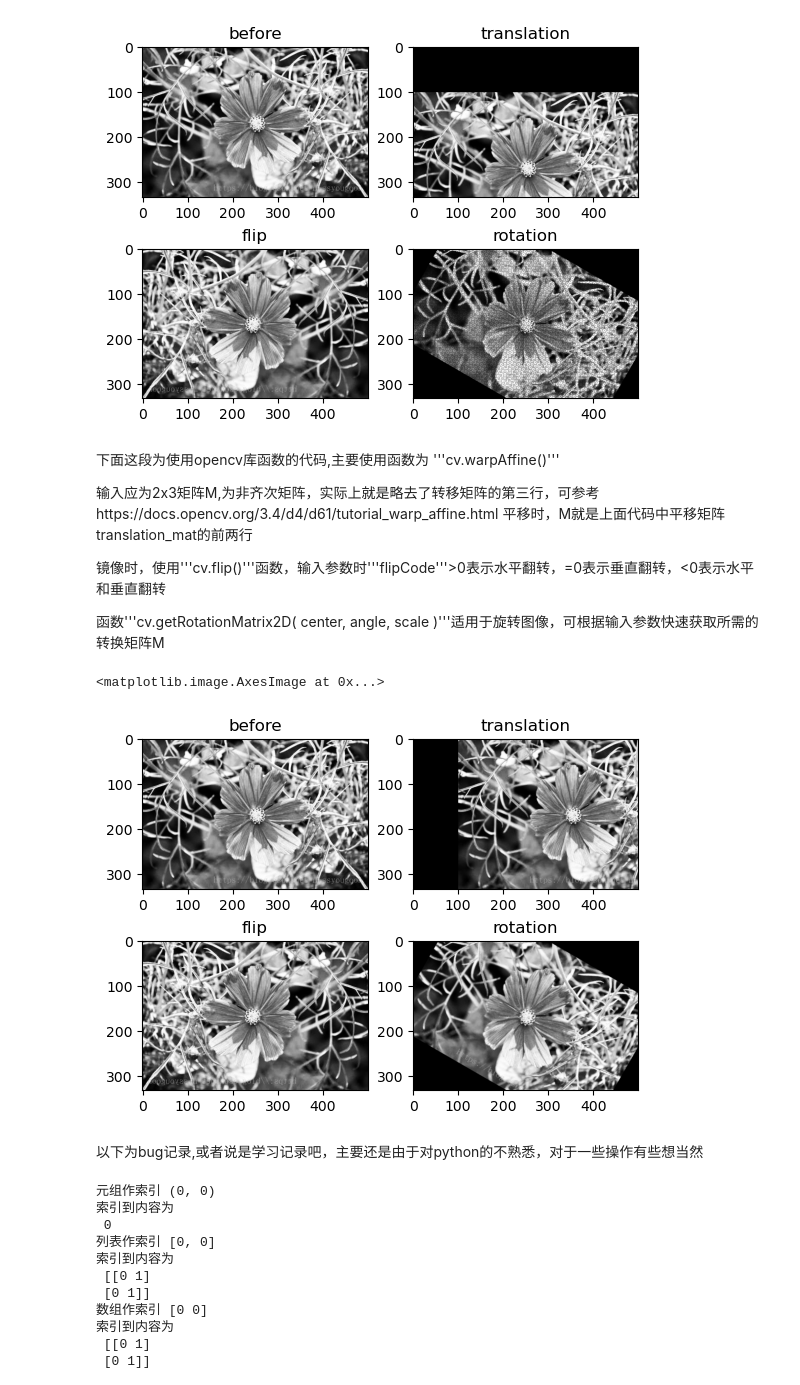
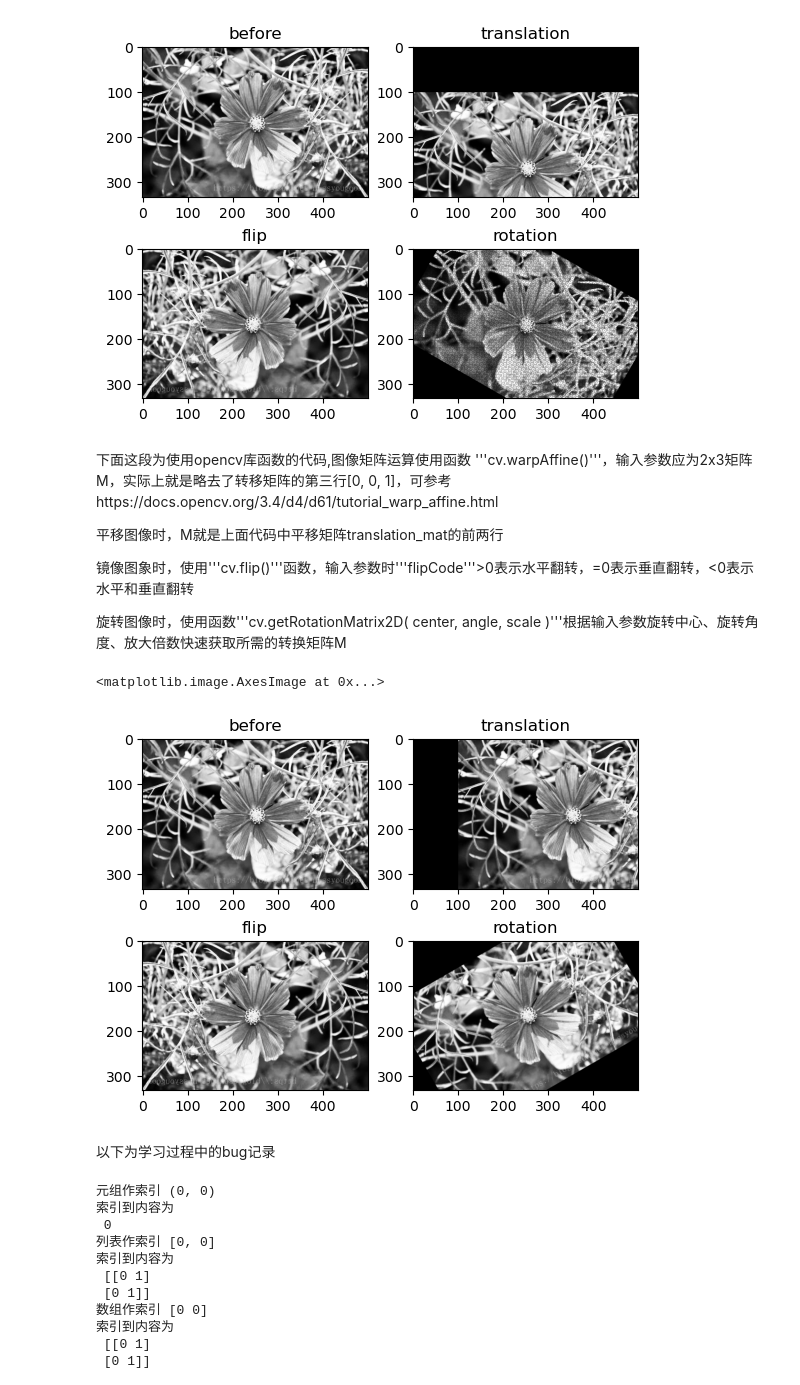
Before and after one commit to iipoii/-, a Jupyter notebook: ex2/几何运算.ipynb, the cells around one changed output. Saved outputs shown, nothing was run; the diff lists cells and outputs as text; code cells hidden in the pictures.

```diff
--- a/ex2/几何运算.ipynb
+++ b/ex2/几何运算.ipynb
@@ -110,52 +112,51 @@ plt.imshow(img3, 'gray', vmin=0, vmax=255)
 <matplotlib.image.AxesImage at 0x...>
 [figure]
 # %% [markdown]
-下面这段为使用opencv库函数的代码,主要使用函数为 '''cv.warpAffine()'''
+下面这段为使用opencv库函数的代码,图像矩阵运算使用函数 '''cv.warpAffine()'''，输入参数应为2x3矩阵M，实际上就是略去了转移矩阵的第三行[0, 0, 1]，可参考https://docs.opencv.org/3.4/d4/d61/tutorial_warp_affine.html
 
-输入应为2x3矩阵M,为非齐次矩阵，实际上就是略去了转移矩阵的第三行，可参考https://docs.opencv.org/3.4/d4/d61/tutorial_warp_affine.html
-平移时，M就是上面代码中平移矩阵translation_mat的前两行
+平移图像时，M就是上面代码中平移矩阵translation_mat的前两行
 
-镜像时，使用'''cv.flip()'''函数，输入参数时'''flipCode'''>0表示水平翻转，=0表示垂直翻转，<0表示水平和垂直翻转
+镜像图象时，使用'''cv.flip()'''函数，输入参数时'''flipCode'''>0表示水平翻转，=0表示垂直翻转，<0表示水平和垂直翻转
 
-函数'''cv.getRotationMatrix2D( center, angle, scale )'''适用于旋转图像，可根据输入参数快速获取所需的转换矩阵M
+旋转图像时，使用函数'''cv.getRotationMatrix2D( center, angle, scale )'''根据输入参数旋转中心、旋转角度、放大倍数快速获取所需的转换矩阵M
 # %%
 # 以使用opencv库函数为主
 # 原图像
 figure2 = plt.figure()
 plt.subplot(221)
 plt.title("before")
 plt.imshow(srcImg, 'gray', vmin=0, vmax=255)
 
 # 平移
 delta_x = 100
 delta_y = 0
 # 需要注意此处变换矩阵数据类型必须为浮点型，否则会报错
 warp_mat = np.float32([[1, 0, delta_x],
                        [0, 1, delta_y]])
-# 此处建立的坐标系与前面相反，x轴正方向向右，y轴正方向向左，坐标系不符合右手定则，第三个参数要先输入矩阵的列(cols)作为x轴，再输入矩阵的行(rows)作为y轴
+# 此处建立的坐标系与前面相反，x轴正方向向右，y轴正方向向左，坐标系不符合右手定则，cv.warpAffine第三个参数要先输入矩阵的列(cols)作为x轴，再输入矩阵的行(rows)作为y轴
 img11 = cv.warpAffine(srcImg, warp_mat, (cols, rows))
 plt.subplot(222)
 plt.title("translation")
 plt.imshow(img11, 'gray', vmin=0, vmax=255)
 
-# 镜像，第二个参数为flipCode，大于0表示水平翻转，等于0表示垂直翻转，小于0则同时进行两种翻转
+# 镜像，cv.flip第二个参数为flipCode，大于0表示水平翻转，等于0表示垂直翻转，小于0则同时进行两种翻转
 img12 = cv.flip(srcImg, 1)
 plt.subplot(223)
 plt.title("flip")
 plt.imshow(img12, 'gray', vmin=0, vmax=255)
 
-# 旋转
-center = (srcImg.shape[1]//2, srcImg.shape[0]//2)
-angle = -30
+# 旋转,角度为正数代表逆时针旋转
+center = (srcImg.shape[1]/2, srcImg.shape[0]/2)
+angle = 30
 scale = 1
 rot_mat = cv.getRotationMatrix2D(center, angle, scale)
 img13 = cv.warpAffine(srcImg, rot_mat, (cols, rows))
 plt.subplot(224)
 plt.title("rotation")
 plt.imshow(img13, 'gray', vmin=0, vmax=255)
 # %% [output]
 <matplotlib.image.AxesImage at 0x...>
-[figure, old version]
+[figure, new version]
-# %% [markdown]
-以下为bug记录,或者说是学习记录吧，主要还是由于对python的不熟悉，对于一些操作有些想当然
+# %% [markdown]
+以下为学习过程中的bug记录
 # %%
```
Also changed, not shown: parts of 3 cells of this notebook, 4 other files.
